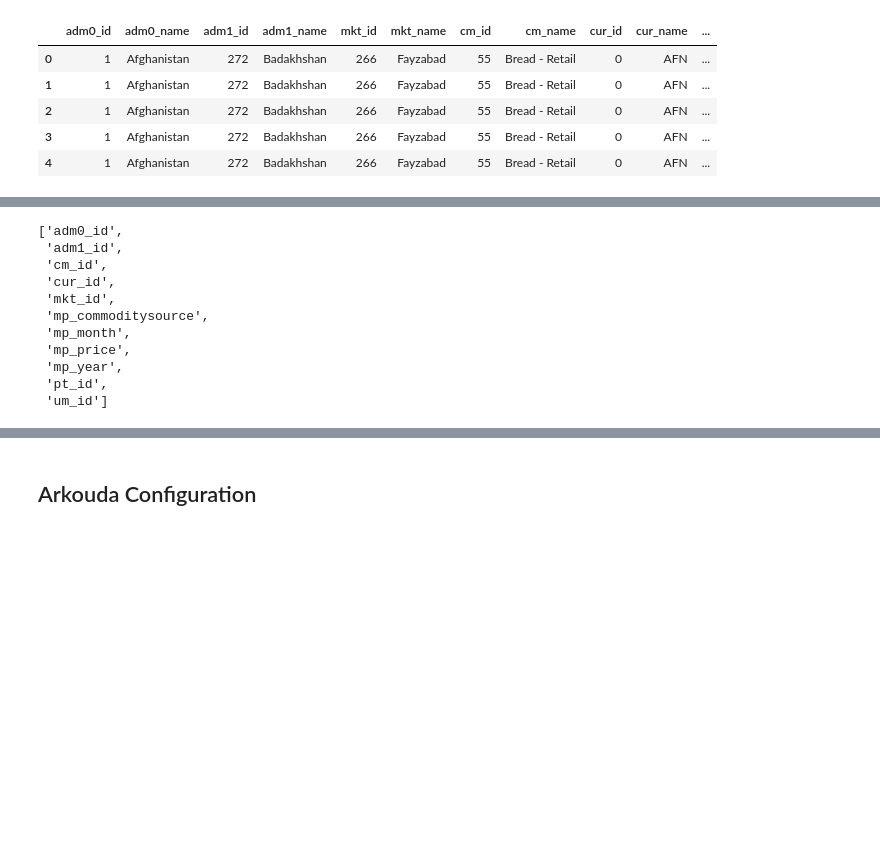
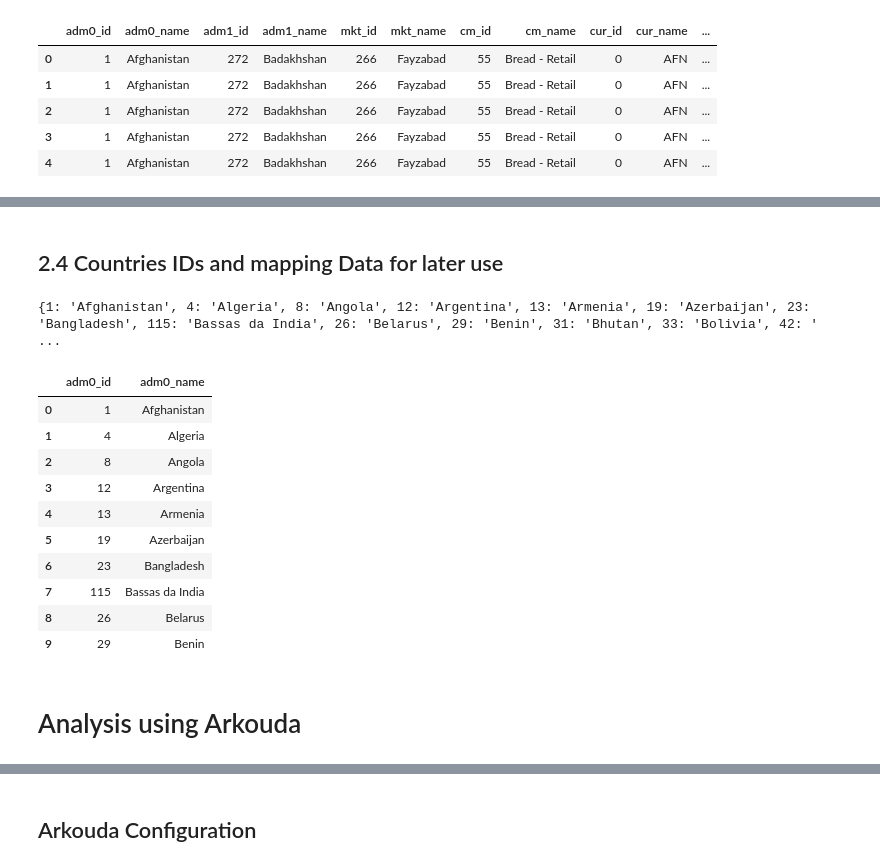
Before and after one commit to narenkhatwani/arkouda-projects, a Jupyter notebook: Notebooks/Global Food Prices Project/Food Price Project.ipynb, the cells around one changed output, grey strips where cells are left out. Drawn from its saved outputs; the diff is of its cells as text; code cells hidden in the pictures; blank space fills up the shorter version.

```diff
--- a/Notebooks/Global Food Prices Project/Food Price Project.ipynb
+++ b/Notebooks/Global Food Prices Project/Food Price Project.ipynb
@@ -235 +245,33 @@ Name: adm1_name, Length: 224894, dtype: object
+# %% [markdown]
+## 2.4 Countries IDs and mapping Data for later use
+# %%
+countries_df=pd.read_csv("/Users/narenkhatwani/Desktop/Resources/CSV_files/utf8/wfpvam_foodprices_utf8.csv")
+
+market_names_dictionary=pd.Series(countries_df.adm0_name.values,index=countries_df.adm0_id).to_dict()
+
+print(market_names_dictionary)
+# %% [output]
+{1: 'Afghanistan', 4: 'Algeria', 8: 'Angola', 12: 'Argentina', 13: 'Armenia', 19: 'Azerbaijan', 23: 'Bangladesh', 115: 'Bassas da India', 26: 'Belarus', 29: 'Benin', 31: 'Bhutan', 33: 'Bolivia', 42: ' ...
+# %%
+#creating a dataframe
+df_country_ids = pd.DataFrame()
+#giving column names in the dataframe to the dictionary key-values
+df_country_ids['adm0_id'] = market_names_dictionary.keys()
+df_country_ids['adm0_name'] = market_names_dictionary.values()
+# %%
+df_country_ids.head(10)
+# %% [output]
+|  | adm0_id | adm0_name |
+| 0 | 1 | Afghanistan |
+| 1 | 4 | Algeria |
+| 2 | 8 | Angola |
+| 3 | 12 | Argentina |
+| 4 | 13 | Armenia |
+| 5 | 19 | Azerbaijan |
+| 6 | 23 | Bangladesh |
+| 7 | 115 | Bassas da India |
+| 8 | 26 | Belarus |
+| 9 | 29 | Benin |
+# %% [markdown]
+# Analysis using Arkouda
 # %%
@@ -237,14 +279,0 @@ green_from_HDF5 = ak.read_all('/Users/narenkhatwani/Desktop/Resources_arkouda/wf
-# %%
-ak.get_datasets('/Users/narenkhatwani/Desktop/Resources_arkouda/wfpvam_foodprices_utf8.hdf')
-# %% [output]
-['adm0_id',
- 'adm1_id',
- 'cm_id',
- 'cur_id',
- 'mkt_id',
- 'mp_commoditysource',
- 'mp_month',
- 'mp_price',
- 'mp_year',
- 'pt_id',
- 'um_id']
```
Also changed, not shown: parts of 19 cells of this notebook, 3 other files.
